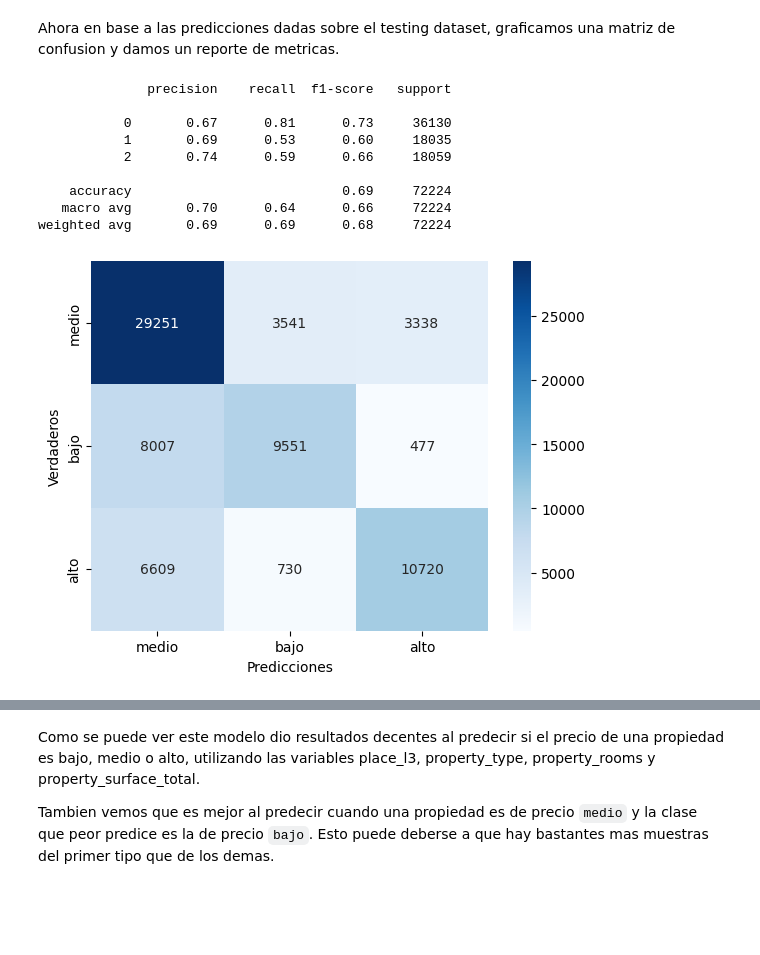
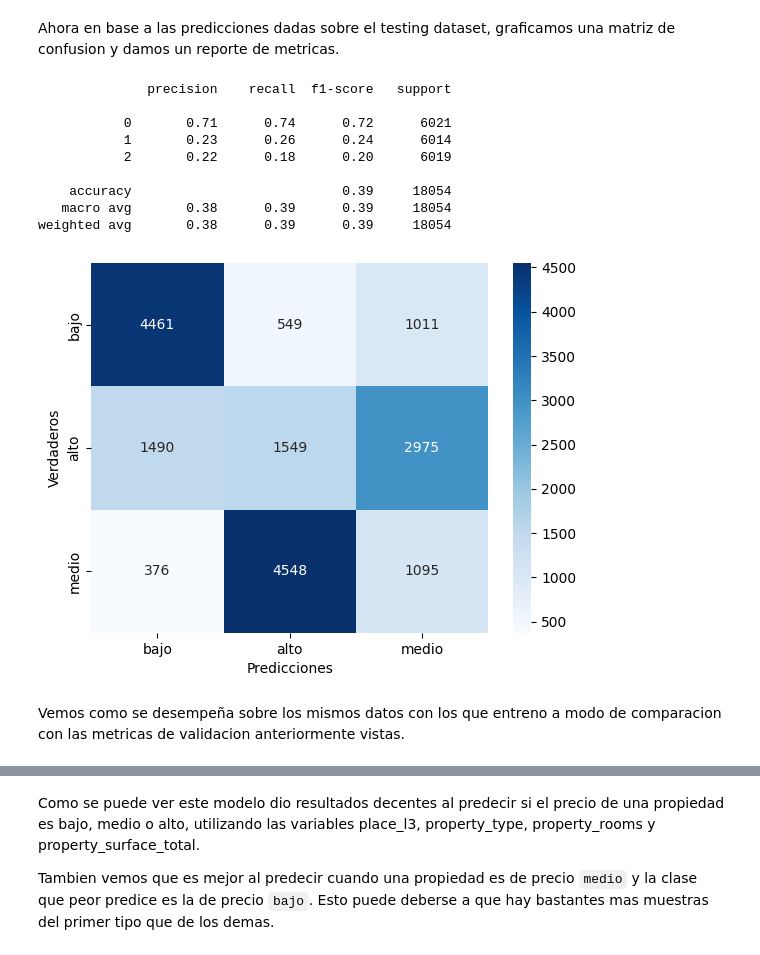
Before and after one commit to kikiymini/7506R-1C2024-GRUPO02, a Jupyter notebook: 7506R_TP1_GRUPO02_ENTREGA_N3.ipynb, the cells around one changed output, grey strips where cells are left out. Cells and saved outputs as stored; diff of their text form; code cells hidden in the pictures; blank space fills up the shorter version.

```diff
--- a/7506R_TP1_GRUPO02_ENTREGA_N3.ipynb
+++ b/7506R_TP1_GRUPO02_ENTREGA_N3.ipynb
@@ -621,9 +676,12 @@ plt.show()
 # %% [markdown]
 Separo el training dataset en dos datasets `x`, `y` donde `y` son los labels de las clases que se quieren predecir y `x` son el resto de columnas a ser usadas para la prediccion.
 # %%
-# Creo x_train para entrenar e y_train para las labels
+# Creo x_train para entrenar e y_train para las labels, lo mismo para test
 x_train = ds_clas_train.drop(columns=["tipo_precio"])
 y_train = ds_clas_train["tipo_precio"].copy()
+
+x_test = ds_clas_test.drop(columns=["tipo_precio"])
+y_test = ds_clas_test["tipo_precio"].copy()
 # %% [markdown]
 ##### Cross-validation
 # %% [markdown]
@@ -653,3 +694,20 @@ gs_fit = gs.fit(X = x_train, y = y_train) # entrenamiento
+# %%
+kfoldcv = KFold(n_splits=5)
+scorer_fn = make_scorer(f1_score, average='macro')
+n = 50
+
+rf_model = RandomForestClassifier(oob_score=True, random_state=RAND_SEED, n_jobs=-1)
+
+params_grid = {'criterion':["gini", "entropy"],
+               'max_features':['sqrt', 'log2'],
+               'min_samples_leaf': list(range(1, 50, 5)),
+               'min_samples_split': list(range(1, 50, 5)),
+               'n_estimators': list(range(10, 150, 10)),
+               }
+
+rs = RandomizedSearchCV(estimator=rf_model, param_distributions=params_grid, scoring=scorer_fn, cv=kfoldcv, n_iter=n, n_jobs=-1)
+rs_fit = rs.fit(X = x_train, y = y_train) # entrenamiento
+rs_fit.best_score_
 # %% [markdown]
 Vemos en un grafico los resultados de las metricas para ver si detectamos un mejor modelo que el elegido por la cross validation.
 # %%
@@ -676,6 +734,6 @@ plt.show()
 # %% [markdown]
 Vemos los mejores parametros resultantes.
 # %%
-params_elegidos=gs_fit.cv_results_['params'][np.argmax(gs_fit.cv_results_['mean_test_accuracy'])]
+params_elegidos=rs_fit.cv_results_['params'][np.argmax(rs_fit.cv_results_['mean_test_score'])]
 params_elegidos
 # %% [output]
@@ -694,44 +753,44 @@ best_rf = RandomForestClassifier(
     min_samples_leaf = params_elegidos['min_samples_leaf'],
     min_samples_split = params_elegidos['min_samples_split'],
     n_estimators = params_elegidos['n_estimators'],
-    oob_score=True, random_state=RAND_SEED, n_jobs=USE_ALL_PROCESSORS
+    max_features = params_elegidos['max_features'],
+    oob_score=True, random_state=RAND_SEED, n_jobs=-1
     )
 
 #Entrenamos un modelo
-model_best_rf = best_rf.fit(X = x_train, y = y_train)
+best_rf_model = best_rf.fit(X = x_train, y = y_train)
 
-# Creo x_test para predecir e y_test para las labels
-x_test = ds_clas_train.drop(columns=["tipo_precio"])
-y_test = ds_clas_train["tipo_precio"].copy()
-
-#Hacemos una predicción
-y_pred_model_best_rf = model_best_rf.predict(x_test)
+# Hacemos predicciones para luego comparar resultados en entrenamiento y testing
+y_train_pred_best_rf_model = best_rf_model.predict(x_train)
+y_test_pred_best_rf_model = best_rf_model.predict(x_test)
 # %% [markdown]
 Ahora en base a las predicciones dadas sobre el testing dataset, graficamos una matriz de confusion y damos un reporte de metricas.
 # %%
 #Creo matriz de confusión
-tabla=confusion_matrix(y_test, y_pred_model_best_rf)
+tabla=confusion_matrix(y_test, y_test_pred_best_rf_model)
 
 #Grafico matriz de confusión
 sns.heatmap(tabla, cmap='Blues',annot=True,fmt='g')
 plt.xlabel('Predicciones')
 plt.ylabel('Verdaderos')
 
 # Replace numeric labels with class representations
 center = 0.5
 plt.xticks(ticks=np.arange(len(tipo_precio_inv_dict)) + center, labels=[tipo_precio_inv_dict[i] for i in range(len(tipo_precio_inv_dict))])
 plt.yticks(ticks=np.arange(len(tipo_precio_inv_dict)) + center, labels=[tipo_precio_inv_dict[i] for i in range(len(tipo_precio_inv_dict))])
 
 #Reporte
-print(classification_report(y_test, y_pred_model_best_rf))
+print(classification_report(y_test, y_test_pred_best_rf_model))
 # %% [output]
               precision    recall  f1-score   support
 
-           0       0.67      0.81      0.73     36130
-           1       0.69      0.53      0.60     18035
-           2       0.74      0.59      0.66     18059
+           0       0.71      0.74      0.72      6021
+           1       0.23      0.26      0.24      6014
+           2       0.22      0.18      0.20      6019
 
-    accuracy                           0.69     72224
-   macro avg       0.70      0.64      0.66     72224
-weighted avg       0.69      0.69      0.68     72224
+    accuracy                           0.39     18054
+   macro avg       0.38      0.39      0.39     18054
+weighted avg       0.38      0.39      0.39     18054
-[figure, old version]
+[figure, new version]
+# %% [markdown]
+Vemos como se desempeña sobre los mismos datos con los que entreno a modo de comparacion con las metricas de validacion anteriormente vistas.
```
Also changed, not shown: parts of 85 cells of this notebook.
